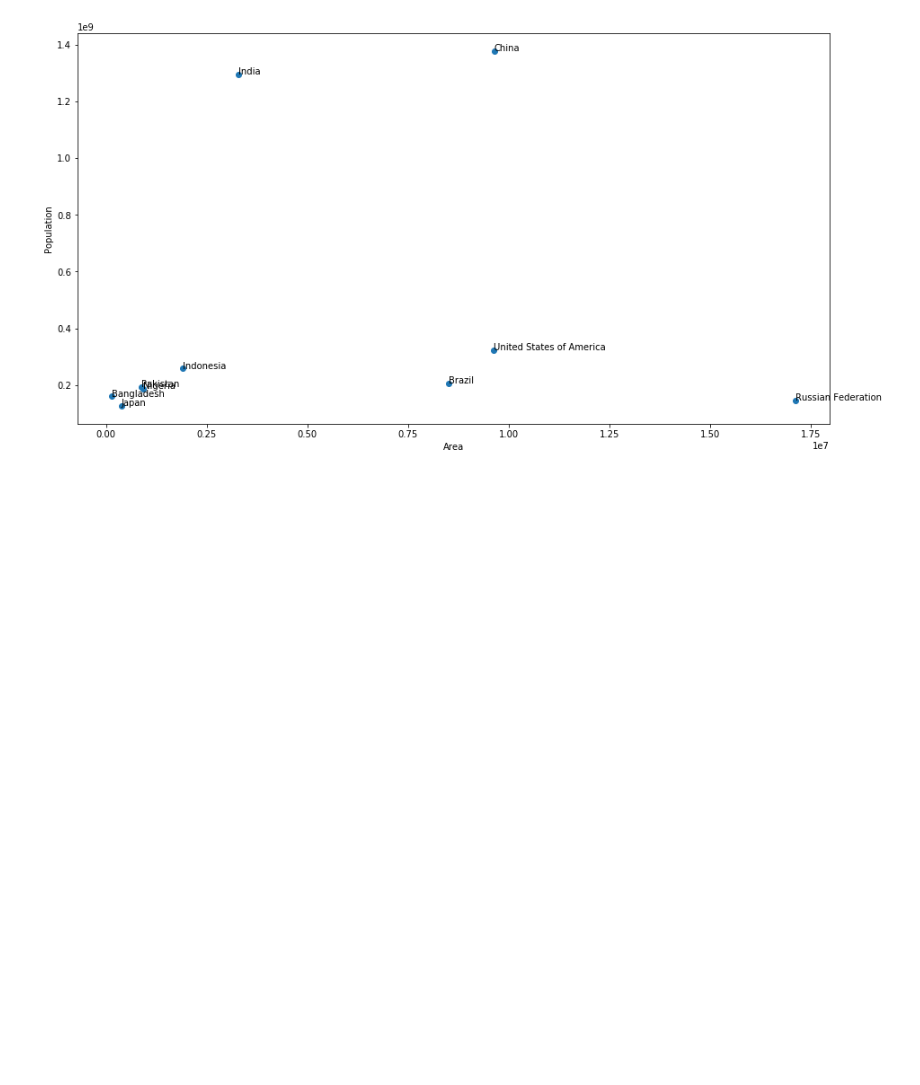
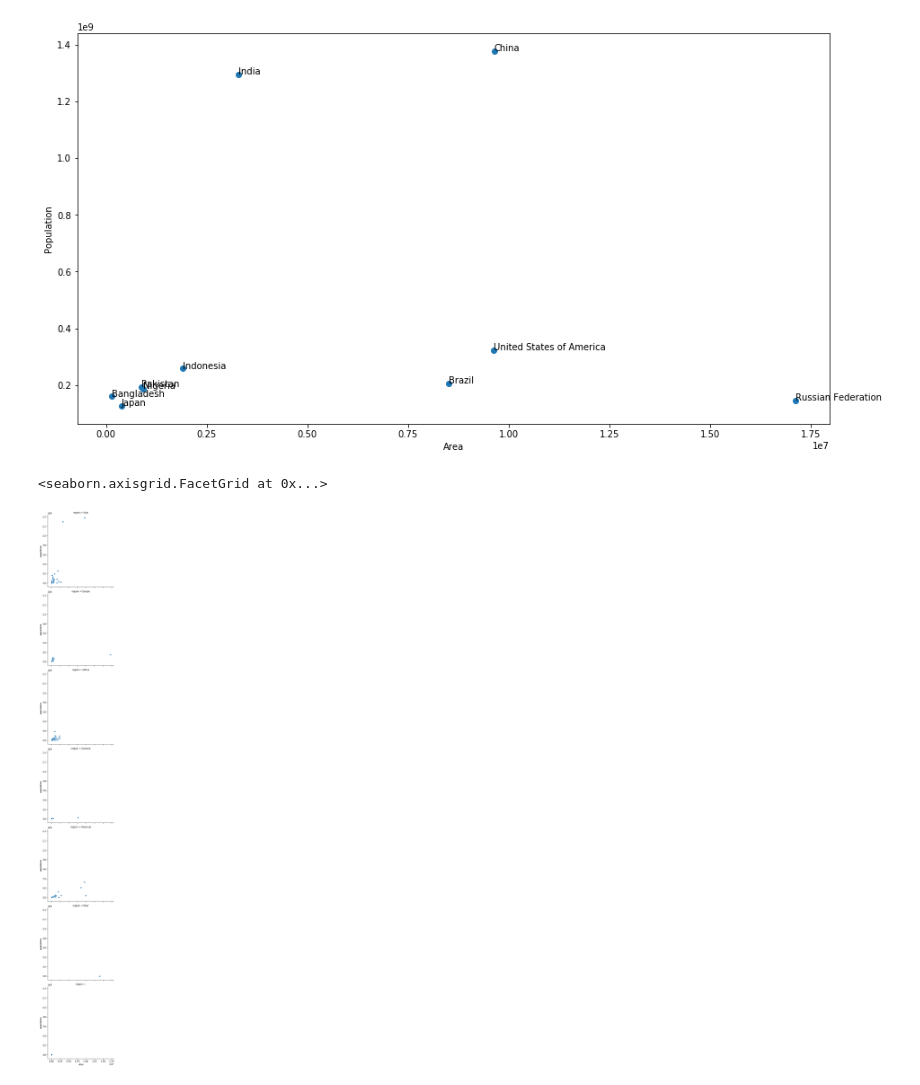
Before and after one commit to srikanthpragada/DS_06_MAY_2019, a Jupyter notebook: countries_df.ipynb, the cells around one changed output. Cells and saved outputs as stored; diff of their text form; code cells hidden in the pictures; blank space fills up the shorter version.

```diff
--- a/countries_df.ipynb
+++ b/countries_df.ipynb
@@ -360,0 +363,5 @@ for i in tc.index:
+# %%
+sb.relplot(x="area",y="population", row="region",data=countries)
+# %% [output]
+<seaborn.axisgrid.FacetGrid at 0x...>
+[figure, added]
```
Also changed, not shown: parts of 2 cells of this notebook, 1 other file.
